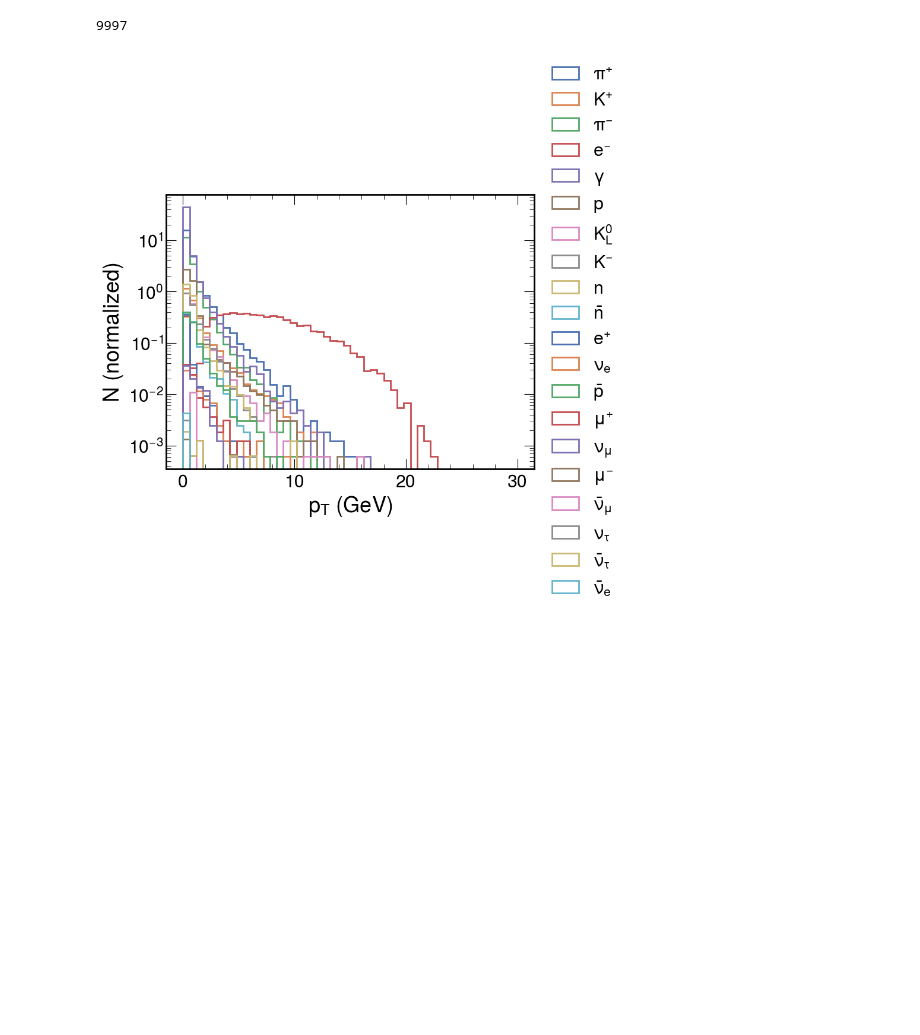
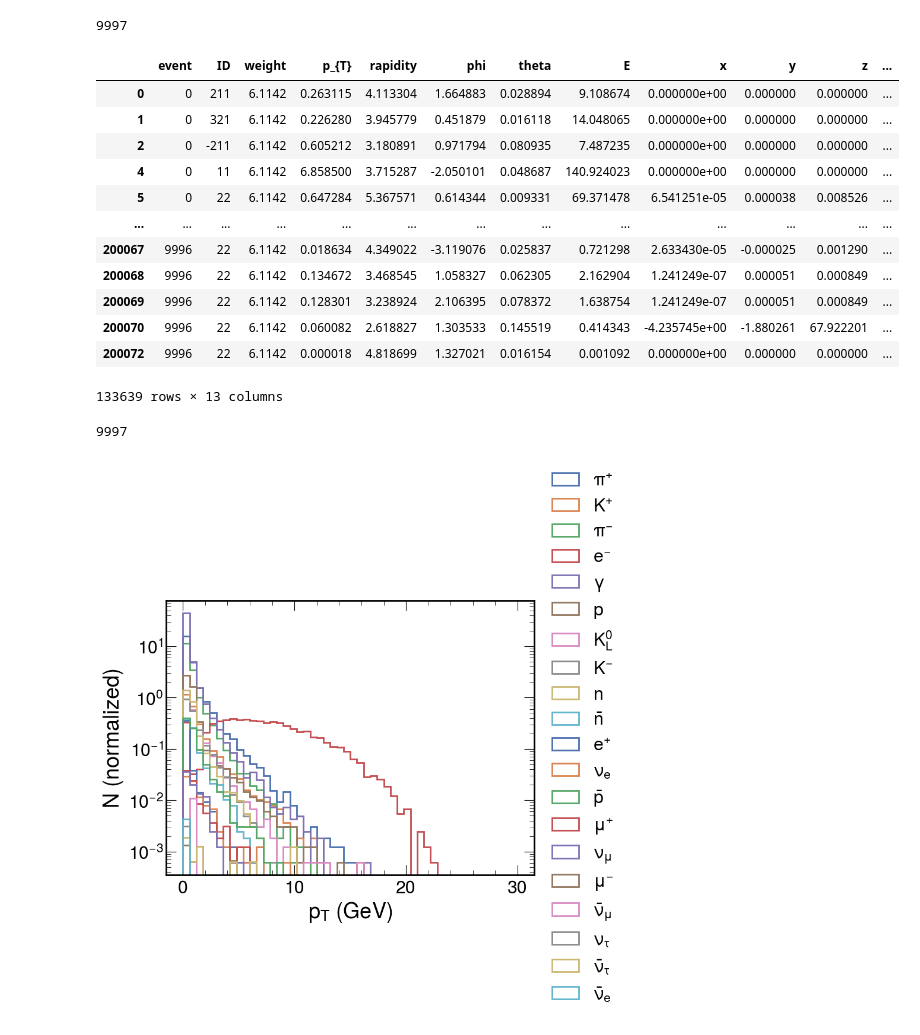
Before and after one commit to camilapramos/nuDIS_HEPMC_Analysis, a Jupyter notebook: notebooks/plots.ipynb, the cells around one changed output. Cells and saved outputs as stored; diff of their text form; code cells hidden in the pictures; blank space fills up the shorter version.

```diff
--- a/notebooks/plots.ipynb
+++ b/notebooks/plots.ipynb
@@ -177,3 +173,20 @@ def is_inside_box(x, y, z):
+# %%
+from math import atan
+
+
+def is_inside_box2(theta, location="center"):
+    """
+    Function to estimate if final state particle is produced inside FASERnu (emulsion detector)
+    theta: angle between particle and z axis
+    :returns: True or False
+    """
+    # FASERnu dimensions (in mm)
+    ly = 3e2 # 30 cm
+    lz = 1e3 # 1 m
+    if location == "center":
+        return (theta < atan(ly/(2*lz)))
+    elif location == "edge":
+        return (theta < atan(ly/lz))
 # %%
 # auxiliary functions for plotting
 def build_scale_hist(df,  observable, bins=50):
@@ -369,5 +382,29 @@ events_info_df["event"].nunique()
 # %% [output]
 9997
+# %%
+events_record_df["inside_fasernu2"] = is_inside_box2(events_record_df["theta"])
+# %%
+events_record_df = (events_record_df[events_record_df["inside_fasernu2"]].copy())
+# %%
+events_record_df
+# %% [output]
+|  | event | ID | weight | p_{T} | rapidity | phi | theta | E | x | y | z | ... |
+| 0 | 0 | 211 | 6.1142 | 0.263115 | 4.113304 | 1.664883 | 0.028894 | 9.108674 | 0.000000e+00 | 0.000000 | 0.000000 | ... |
+| 1 | 0 | 321 | 6.1142 | 0.226280 | 3.945779 | 0.451879 | 0.016118 | 14.048065 | 0.000000e+00 | 0.000000 | 0.000000 | ... |
+| 2 | 0 | -211 | 6.1142 | 0.605212 | 3.180891 | 0.971794 | 0.080935 | 7.487235 | 0.000000e+00 | 0.000000 | 0.000000 | ... |
+| 4 | 0 | 11 | 6.1142 | 6.858500 | 3.715287 | -2.050101 | 0.048687 | 140.924023 | 0.000000e+00 | 0.000000 | 0.000000 | ... |
+| 5 | 0 | 22 | 6.1142 | 0.647284 | 5.367571 | 0.614344 | 0.009331 | 69.371478 | 6.541251e-05 | 0.000038 | 0.008526 | ... |
+| ... | ... | ... | ... | ... | ... | ... | ... | ... | ... | ... | ... | ... |
+| 200067 | 9996 | 22 | 6.1142 | 0.018634 | 4.349022 | -3.119076 | 0.025837 | 0.721298 | 2.633430e-05 | -0.000025 | 0.001290 | ... |
+| 200068 | 9996 | 22 | 6.1142 | 0.134672 | 3.468545 | 1.058327 | 0.062305 | 2.162904 | 1.241249e-07 | 0.000051 | 0.000849 | ... |
+| 200069 | 9996 | 22 | 6.1142 | 0.128301 | 3.238924 | 2.106395 | 0.078372 | 1.638754 | 1.241249e-07 | 0.000051 | 0.000849 | ... |
+| 200070 | 9996 | 22 | 6.1142 | 0.060082 | 2.618827 | 1.303533 | 0.145519 | 0.414343 | -4.235745e+00 | -1.880261 | 67.922201 | ... |
+| 200072 | 9996 | 22 | 6.1142 | 0.000018 | 4.818699 | 1.327021 | 0.016154 | 0.001092 | 0.000000e+00 | 0.000000 | 0.000000 | ... |
+133639 rows × 13 columns
+# %%
+events_record_df["event"].nunique()
+# %% [output]
+9997
 # %%
 def get_particle_df(pid):
     return (events_record_df[events_record_df["ID"] == pid].merge(events_info_df, on="event"))
```
Also changed, not shown: parts of 7 cells of this notebook, 2 other files.
